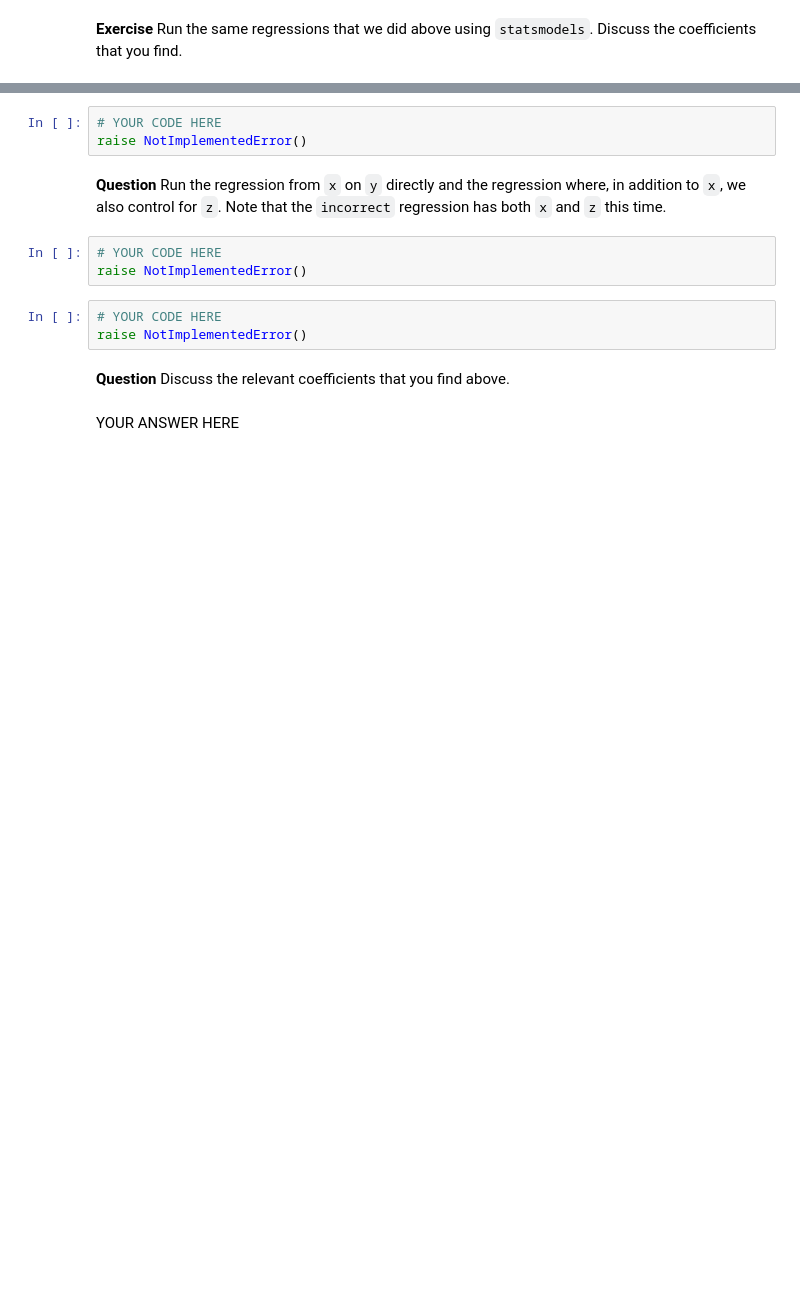
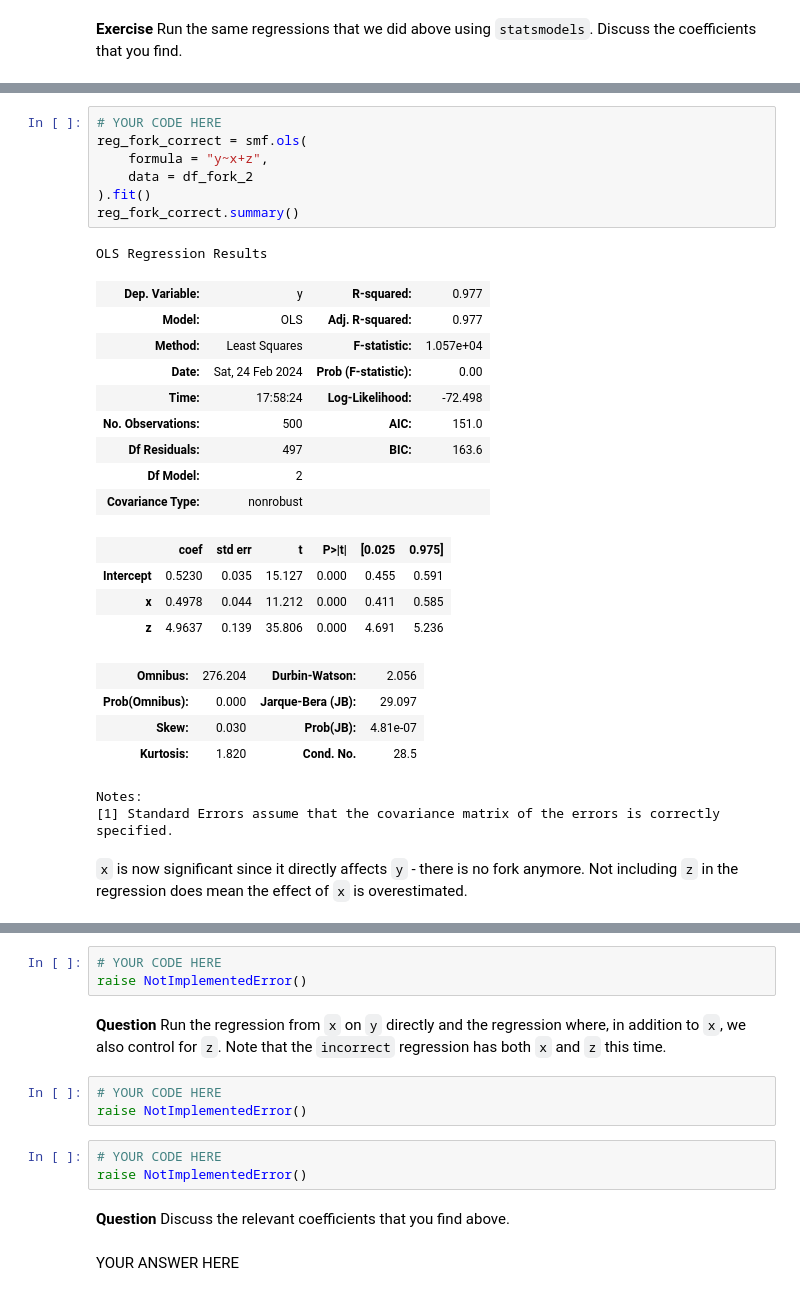
Before and after one commit to cejkiebo/msc_datascience, a Jupyter notebook: Statistical_Hacking.ipynb, the cells around one changed output, grey strips where cells are left out. Saved outputs shown, nothing was run; the diff lists cells and outputs as text; blank space fills up the shorter version.

```diff
--- a/Statistical_Hacking.ipynb
+++ b/Statistical_Hacking.ipynb
@@ -520,3 +606,33 @@ YOUR ANSWER HERE
+# %%
+# YOUR CODE HERE
+reg_fork_correct = smf.ols(
+    formula = "y~x+z",
+    data = df_fork_2
+).fit()
+reg_fork_correct.summary()
+# %% [output]
+OLS Regression Results
+| Dep. Variable: | y | R-squared: | 0.977 |
+| Model: | OLS | Adj. R-squared: | 0.977 |
+| Method: | Least Squares | F-statistic: | 1.057e+04 |
+| Date: | Sat, 24 Feb 2024 | Prob (F-statistic): | 0.00 |
+| Time: | 17:58:24 | Log-Likelihood: | -72.498 |
+| No. Observations: | 500 | AIC: | 151.0 |
+| Df Residuals: | 497 | BIC: | 163.6 |
+| Df Model: | 2 |  |  |
+| Covariance Type: | nonrobust |  |  |
+|  | coef | std err | t | P>|t| | [0.025 | 0.975] |
+| Intercept | 0.5230 | 0.035 | 15.127 | 0.000 | 0.455 | 0.591 |
+| x | 0.4978 | 0.044 | 11.212 | 0.000 | 0.411 | 0.585 |
+| z | 4.9637 | 0.139 | 35.806 | 0.000 | 4.691 | 5.236 |
+| Omnibus: | 276.204 | Durbin-Watson: | 2.056 |
+| Prob(Omnibus): | 0.000 | Jarque-Bera (JB): | 29.097 |
+| Skew: | 0.030 | Prob(JB): | 4.81e-07 |
+| Kurtosis: | 1.820 | Cond. No. | 28.5 |
+Notes:
+[1] Standard Errors assume that the covariance matrix of the errors is correctly specified.
+# %% [markdown]
+`x` is now significant since it directly affects `y` - there is no fork anymore. Not including `z` in the regression does mean the effect of `x` is overestimated.
 # %% [markdown]
 ## The pipe
 
```
Also changed, not shown: parts of 12 cells of this notebook.
